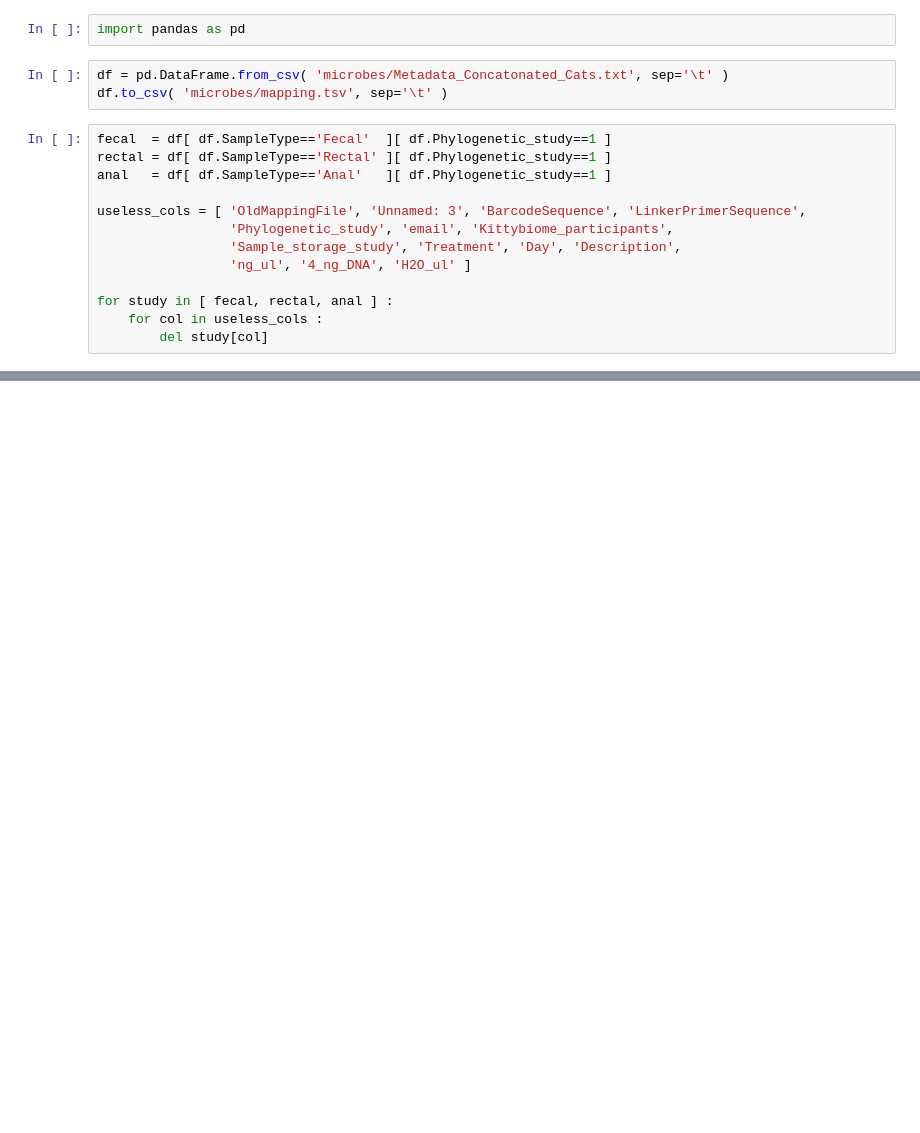
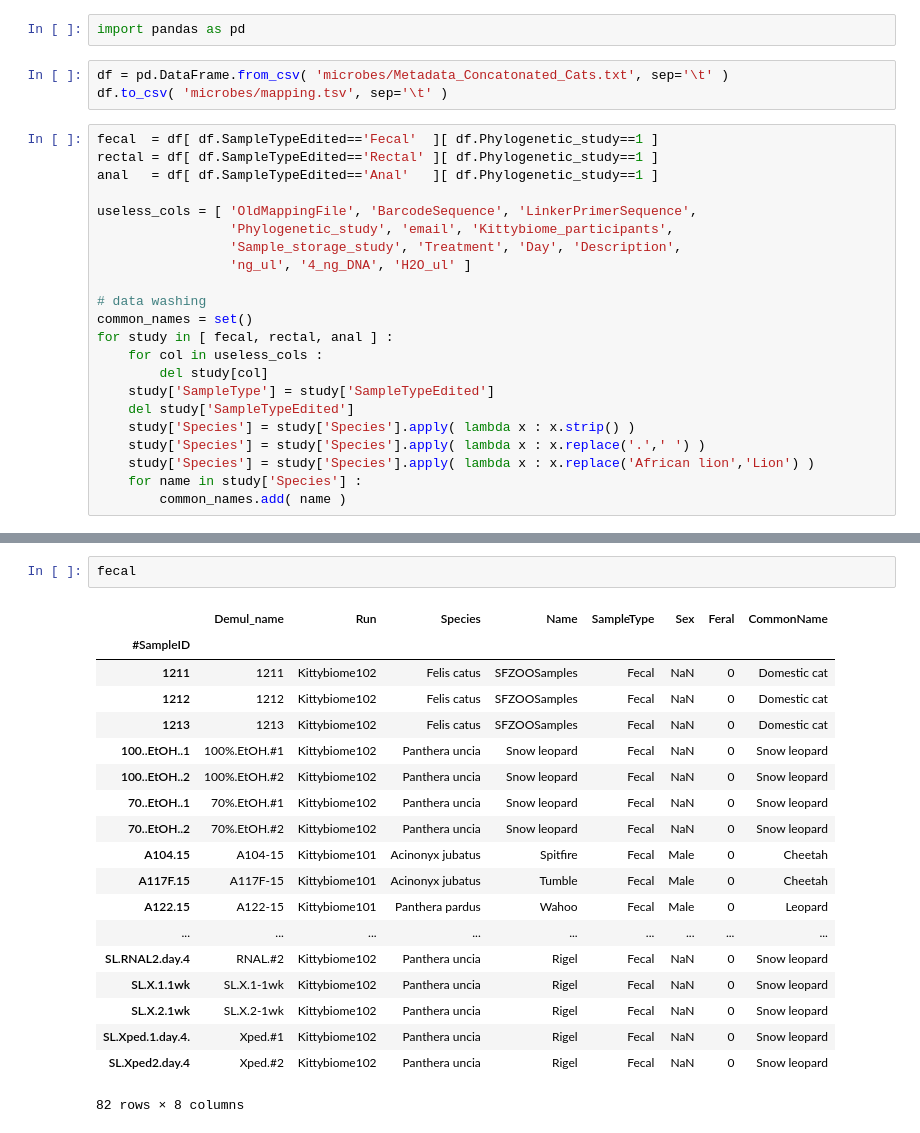
Before and after one commit to ryneches/catbutt, a Jupyter notebook: cattbutt.ipynb, the cells around one changed output, grey strips where cells are left out. Cells and saved outputs as stored; diff of their text form; blank space fills up the shorter version.

Commit message:
mapping file sorted out, common to species names

```diff
--- a/cattbutt.ipynb
+++ b/cattbutt.ipynb
@@ -83,15 +83,24 @@ import pandas as pd
 df = pd.DataFrame.from_csv( 'microbes/Metadata_Concatonated_Cats.txt', sep='\t' )
 df.to_csv( 'microbes/mapping.tsv', sep='\t' )
 # %%
-fecal  = df[ df.SampleType=='Fecal'  ][ df.Phylogenetic_study==1 ]
-rectal = df[ df.SampleType=='Rectal' ][ df.Phylogenetic_study==1 ]
-anal   = df[ df.SampleType=='Anal'   ][ df.Phylogenetic_study==1 ]
+fecal  = df[ df.SampleTypeEdited=='Fecal'  ][ df.Phylogenetic_study==1 ]
+rectal = df[ df.SampleTypeEdited=='Rectal' ][ df.Phylogenetic_study==1 ]
+anal   = df[ df.SampleTypeEdited=='Anal'   ][ df.Phylogenetic_study==1 ]
 
-useless_cols = [ 'OldMappingFile', 'Unnamed: 3', 'BarcodeSequence', 'LinkerPrimerSequence',
+useless_cols = [ 'OldMappingFile', 'BarcodeSequence', 'LinkerPrimerSequence',
                  'Phylogenetic_study', 'email', 'Kittybiome_participants',
                  'Sample_storage_study', 'Treatment', 'Day', 'Description',
                  'ng_ul', '4_ng_DNA', 'H2O_ul' ]
 
+# data washing
+common_names = set()
 for study in [ fecal, rectal, anal ] :
     for col in useless_cols :
         del study[col]
+    study['SampleType'] = study['SampleTypeEdited']
+    del study['SampleTypeEdited']
+    study['Species'] = study['Species'].apply( lambda x : x.strip() )
+    study['Species'] = study['Species'].apply( lambda x : x.replace('.',' ') )
+    study['Species'] = study['Species'].apply( lambda x : x.replace('African lion','Lion') )
+    for name in study['Species'] :
+        common_names.add( name )
@@ -103,0 +137,22 @@ set(['Leopard', 'Lion', 'Snow leopard', 'Domestic.cat', 'Cheetah', 'Wild dog'])
+# %%
+fecal
+# %% [output]
+|  | Demul_name | Run | Species | Name | SampleType | Sex | Feral | CommonName |
+| #SampleID |  |  |  |  |  |  |  |  |
+| 1211 | 1211 | Kittybiome102 | Felis catus | SFZOOSamples | Fecal | NaN | 0 | Domestic cat |
+| 1212 | 1212 | Kittybiome102 | Felis catus | SFZOOSamples | Fecal | NaN | 0 | Domestic cat |
+| 1213 | 1213 | Kittybiome102 | Felis catus | SFZOOSamples | Fecal | NaN | 0 | Domestic cat |
+| 100..EtOH..1 | 100%.EtOH.#1 | Kittybiome102 | Panthera uncia | Snow leopard | Fecal | NaN | 0 | Snow leopard |
+| 100..EtOH..2 | 100%.EtOH.#2 | Kittybiome102 | Panthera uncia | Snow leopard | Fecal | NaN | 0 | Snow leopard |
+| 70..EtOH..1 | 70%.EtOH.#1 | Kittybiome102 | Panthera uncia | Snow leopard | Fecal | NaN | 0 | Snow leopard |
+| 70..EtOH..2 | 70%.EtOH.#2 | Kittybiome102 | Panthera uncia | Snow leopard | Fecal | NaN | 0 | Snow leopard |
+| A104.15 | A104-15 | Kittybiome101 | Acinonyx jubatus | Spitfire | Fecal | Male | 0 | Cheetah |
+| A117F.15 | A117F-15 | Kittybiome101 | Acinonyx jubatus | Tumble | Fecal | Male | 0 | Cheetah |
+| A122.15 | A122-15 | Kittybiome101 | Panthera pardus | Wahoo | Fecal | Male | 0 | Leopard |
+| ... | ... | ... | ... | ... | ... | ... | ... | ... |
+| SL.RNAL2.day.4 | RNAL.#2 | Kittybiome102 | Panthera uncia | Rigel | Fecal | NaN | 0 | Snow leopard |
+| SL.X.1.1wk | SL.X.1-1wk | Kittybiome102 | Panthera uncia | Rigel | Fecal | NaN | 0 | Snow leopard |
+| SL.X.2.1wk | SL.X.2-1wk | Kittybiome102 | Panthera uncia | Rigel | Fecal | NaN | 0 | Snow leopard |
+| SL.Xped.1.day.4. | Xped.#1 | Kittybiome102 | Panthera uncia | Rigel | Fecal | NaN | 0 | Snow leopard |
+| SL.Xped2.day.4 | Xped.#2 | Kittybiome102 | Panthera uncia | Rigel | Fecal | NaN | 0 | Snow leopard |
+82 rows × 8 columns
```
Also changed, not shown: parts of 3 cells of this notebook, 2 other files.
